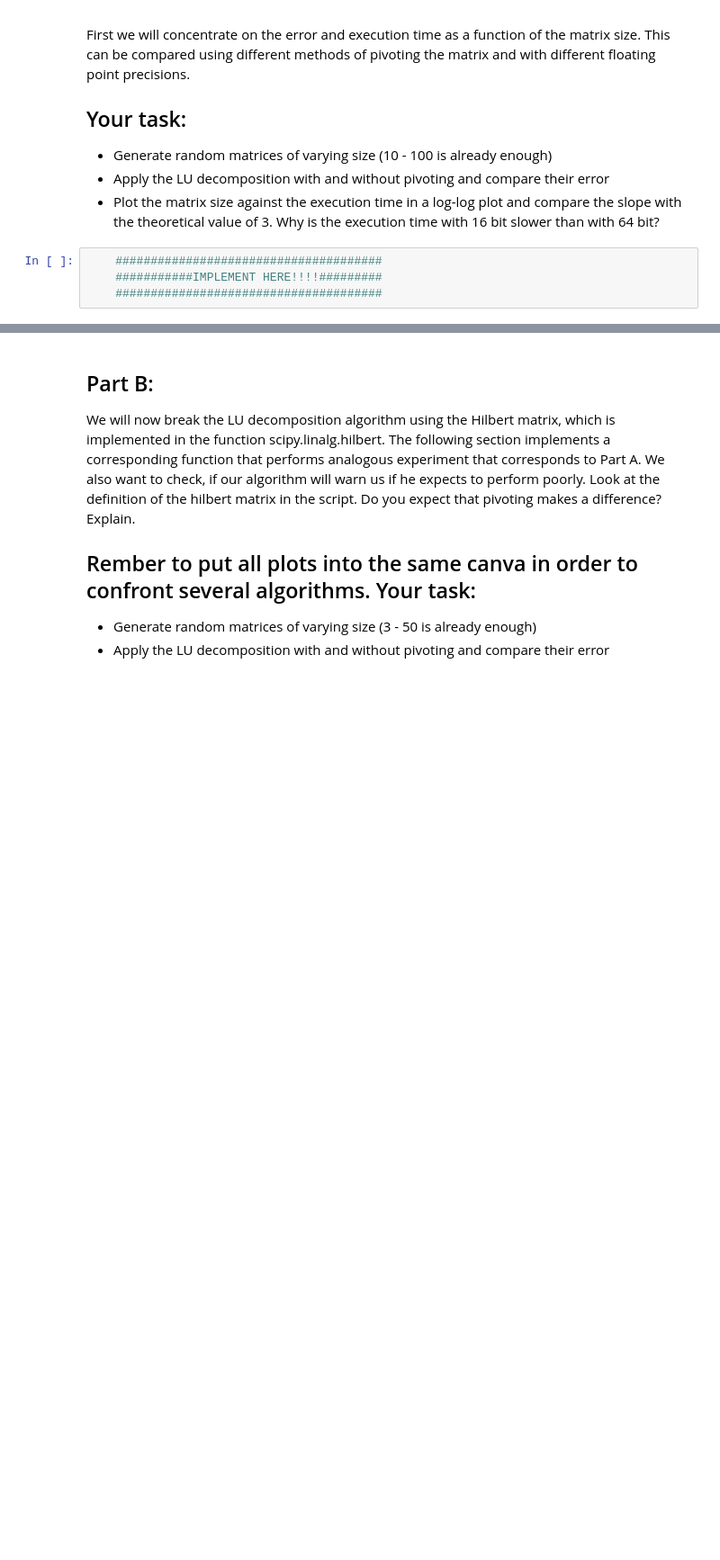
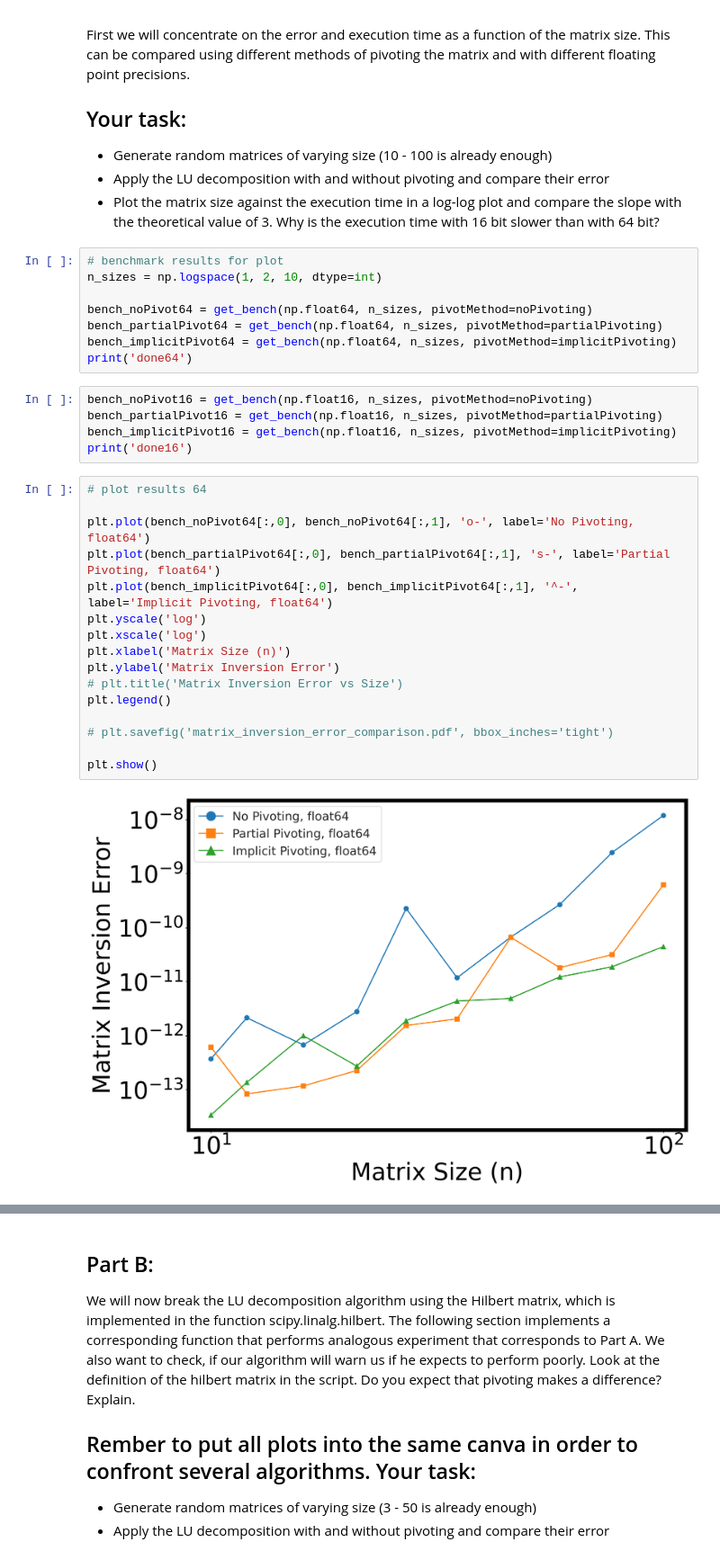
Before and after one commit to Piervi03/Numerical-Lab, a Jupyter notebook: groupNR__YYMMDD__MatrixInv__NAMES.ipynb, the cells around one changed output, grey strips where cells are left out. Shown at 90% size. Saved outputs shown, nothing was run; the diff lists cells and outputs as text; blank space fills up the shorter version.

Commit message:
3/4 A: prelim. error plots

```diff
--- a/groupNR__YYMMDD__MatrixInv__NAMES.ipynb
+++ b/groupNR__YYMMDD__MatrixInv__NAMES.ipynb
@@ -407,7 +433,34 @@ Your task:
 * Generate random matrices of varying size (10 - 100 is already enough)
 * Apply the LU decomposition with and without pivoting and compare their error
 * Plot the matrix size against the execution time in a log-log plot and compare the slope with the theoretical value of 3. Why is the execution time with 16 bit slower than with 64 bit?
-# %%
-    ######################################
-    ###########IMPLEMENT HERE!!!!#########
-    ######################################
+# %%
+# benchmark results for plot
+n_sizes = np.logspace(1, 2, 10, dtype=int)
+
+bench_noPivot64 = get_bench(np.float64, n_sizes, pivotMethod=noPivoting)
+bench_partialPivot64 = get_bench(np.float64, n_sizes, pivotMethod=partialPivoting)
+bench_implicitPivot64 = get_bench(np.float64, n_sizes, pivotMethod=implicitPivoting)
+print('done64')
+# %%
+bench_noPivot16 = get_bench(np.float16, n_sizes, pivotMethod=noPivoting)
+bench_partialPivot16 = get_bench(np.float16, n_sizes, pivotMethod=partialPivoting)
+bench_implicitPivot16 = get_bench(np.float16, n_sizes, pivotMethod=implicitPivoting)
+print('done16')
+# %%
+# plot results 64
+
+plt.plot(bench_noPivot64[:,0], bench_noPivot64[:,1], 'o-', label='No Pivoting, float64')
+plt.plot(bench_partialPivot64[:,0], bench_partialPivot64[:,1], 's-', label='Partial Pivoting, float64')
+plt.plot(bench_implicitPivot64[:,0], bench_implicitPivot64[:,1], '^-', label='Implicit Pivoting, float64')
+plt.yscale('log')
+plt.xscale('log')
+plt.xlabel('Matrix Size (n)')
+plt.ylabel('Matrix Inversion Error')
+# plt.title('Matrix Inversion Error vs Size')
+plt.legend()
+
+# plt.savefig('matrix_inversion_error_comparison.pdf', bbox_inches='tight')
+
+plt.show()
+# %% [output]
+[figure, added]
```
Also changed, not shown: parts of 8 cells of this notebook, 1 other file.
